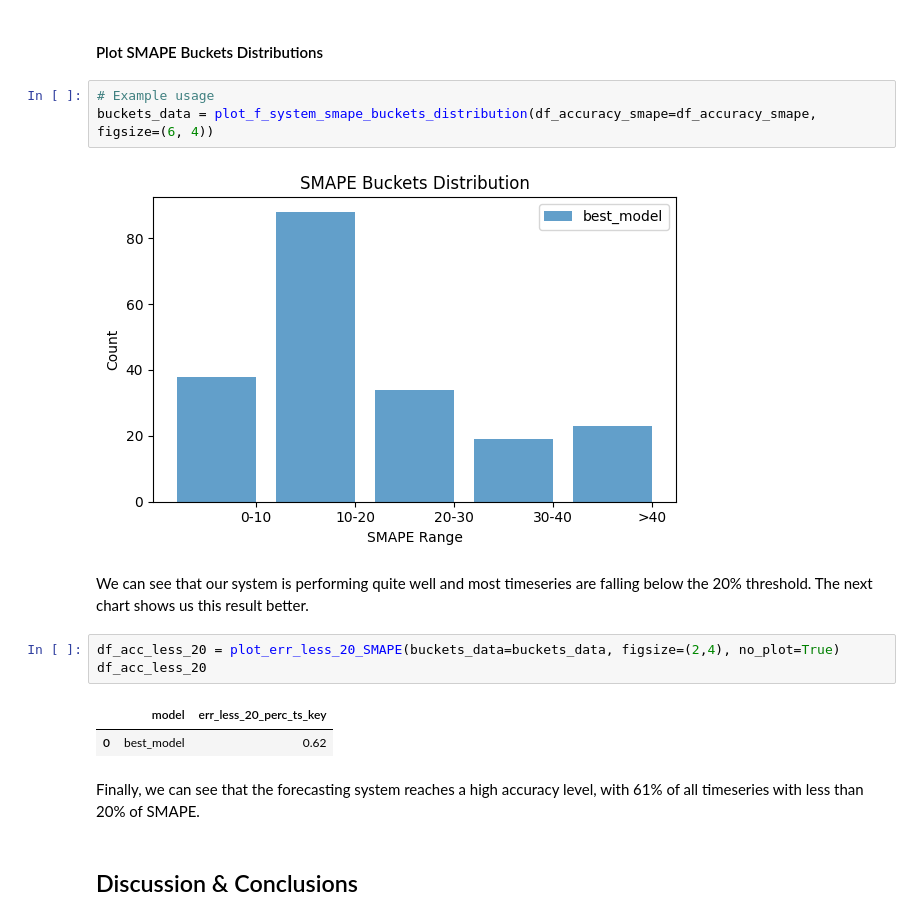
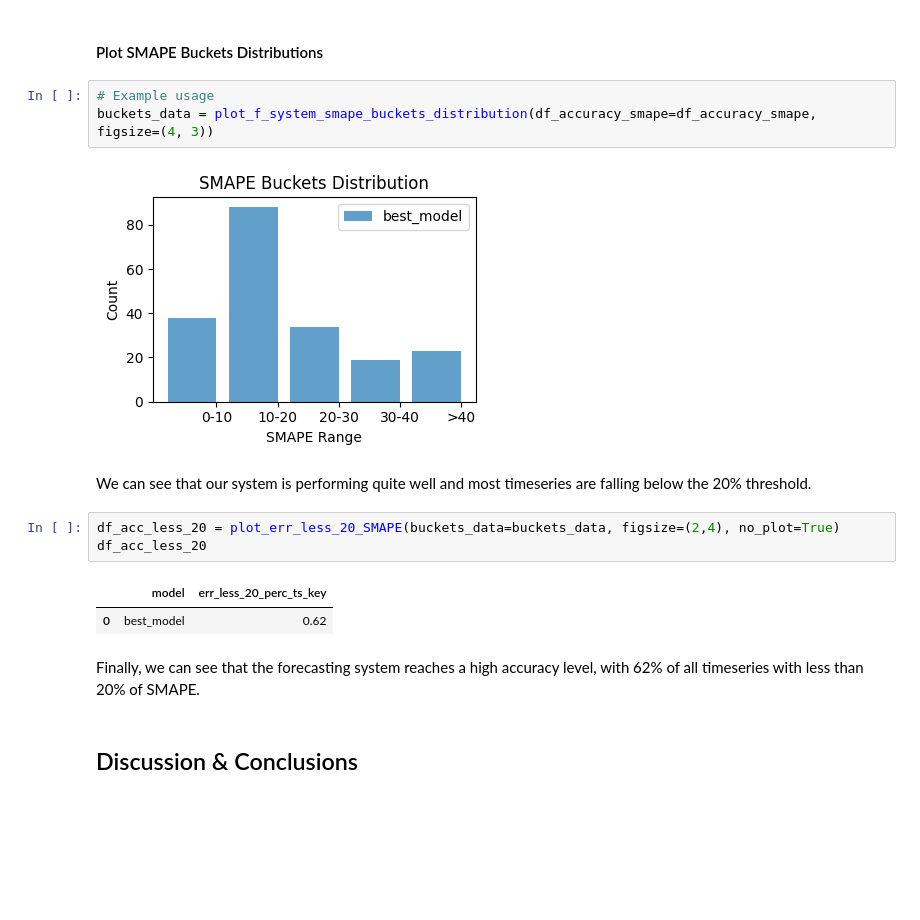
Before and after one commit to john2408/project_data_analytics, a Jupyter notebook: reports/report.ipynb, the cells around one changed output. Cells and saved outputs as stored; diff of their text form; blank space fills up the shorter version.

```diff
--- a/reports/report.ipynb
+++ b/reports/report.ipynb
@@ -492,11 +479,11 @@ The histogram illustrates that the forecasting system achieves accurate predicti
 #### Plot SMAPE Buckets Distributions
 # %%
 # Example usage
-buckets_data = plot_f_system_smape_buckets_distribution(df_accuracy_smape=df_accuracy_smape, figsize=(6, 4))
+buckets_data = plot_f_system_smape_buckets_distribution(df_accuracy_smape=df_accuracy_smape, figsize=(4, 3))
 # %% [output]
-[figure, old version]
+[figure, new version]
 # %% [markdown]
-We can see that our system is performing quite well and most timeseries are falling below the 20% threshold. The next chart shows us this result better.
+We can see that our system is performing quite well and most timeseries are falling below the 20% threshold.
 # %%
 df_acc_less_20 = plot_err_less_20_SMAPE(buckets_data=buckets_data, figsize=(2,4), no_plot=True)
 df_acc_less_20
@@ -504,7 +491,7 @@ df_acc_less_20
 |  | model | err_less_20_perc_ts_key |
 | 0 | best_model | 0.62 |
 # %% [markdown]
-Finally, we can see that the forecasting system reaches a high accuracy level, with 61% of all timeseries with less than 20% of SMAPE.
+Finally, we can see that the forecasting system reaches a high accuracy level, with 62% of all timeseries with less than 20% of SMAPE.
 # %% [markdown]
 ## Discussion & Conclusions
 # %% [markdown]
```
Also changed, not shown: parts of 28 cells of this notebook, 3 other files.
